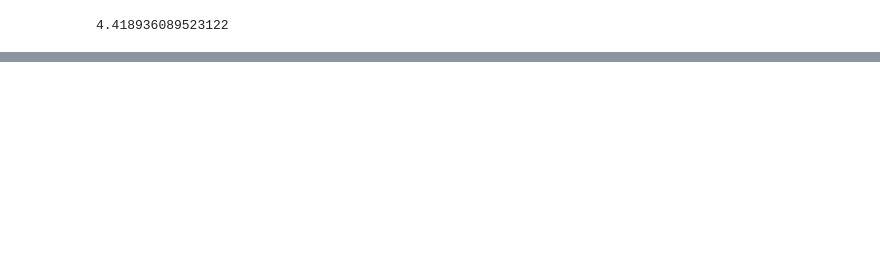
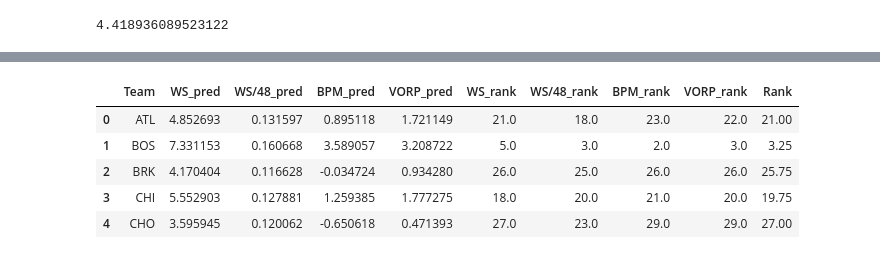
Before and after one commit to koflanovicsk/NBA_GT_ML, a Jupyter notebook: Player_dev.ipynb, the cells around one changed output, grey strips where cells are left out. Saved outputs shown, nothing was run; the diff lists cells and outputs as text; code cells hidden in the pictures; blank space fills up the shorter version.

```diff
--- a/Player_dev.ipynb
+++ b/Player_dev.ipynb
@@ -642,0 +685,24 @@ predict_vorp('Stephen Curry')
+# %%
+#check for the top4 players in each team and get the average of the predicted stats
+
+#group the starpowerdf by the Team column and get the top 4 players in each team
+top4_ws = starpowerdf.groupby('Team').apply(lambda x: x.nlargest(4, 'WS_pred')).reset_index(drop=True)
+top4_ws = top4_ws.groupby('Team')[['WS_pred','WS/48_pred','BPM_pred','VORP_pred']].mean().reset_index()
+#create a rank column for each team based on the WS_pred column
+top4_ws['WS_rank'] = top4_ws['WS_pred'].rank(ascending=False)
+#create a rank column for each team based on the WS/48_pred column
+top4_ws['WS/48_rank'] = top4_ws['WS/48_pred'].rank(ascending=False)
+#create a rank column for each team based on the BPM_pred column
+top4_ws['BPM_rank'] = top4_ws['BPM_pred'].rank(ascending=False)
+#create a rank column for each team based on the VORP_pred column
+top4_ws['VORP_rank'] = top4_ws['VORP_pred'].rank(ascending=False)
+#create a starpower column for each team which is the sum of the WS_rank, WS/48_rank, BPM_rank and VORP_rank columns
+top4_ws['Rank'] = (top4_ws['WS_rank'] + top4_ws['WS/48_rank'] + top4_ws['BPM_rank'] + top4_ws['VORP_rank']) / 4
+top4_ws.head()
+# %% [output]
+|  | Team | WS_pred | WS/48_pred | BPM_pred | VORP_pred | WS_rank | WS/48_rank | BPM_rank | VORP_rank | Rank |
+| 0 | ATL | 4.852693 | 0.131597 | 0.895118 | 1.721149 | 21.0 | 18.0 | 23.0 | 22.0 | 21.00 |
+| 1 | BOS | 7.331153 | 0.160668 | 3.589057 | 3.208722 | 5.0 | 3.0 | 2.0 | 3.0 | 3.25 |
+| 2 | BRK | 4.170404 | 0.116628 | -0.034724 | 0.934280 | 26.0 | 25.0 | 26.0 | 26.0 | 25.75 |
+| 3 | CHI | 5.552903 | 0.127881 | 1.259385 | 1.777275 | 18.0 | 20.0 | 21.0 | 20.0 | 19.75 |
+| 4 | CHO | 3.595945 | 0.120062 | -0.650618 | 0.471393 | 27.0 | 23.0 | 29.0 | 29.0 | 27.00 |
```
Also changed, not shown: parts of 32 cells of this notebook, 8 other files.
